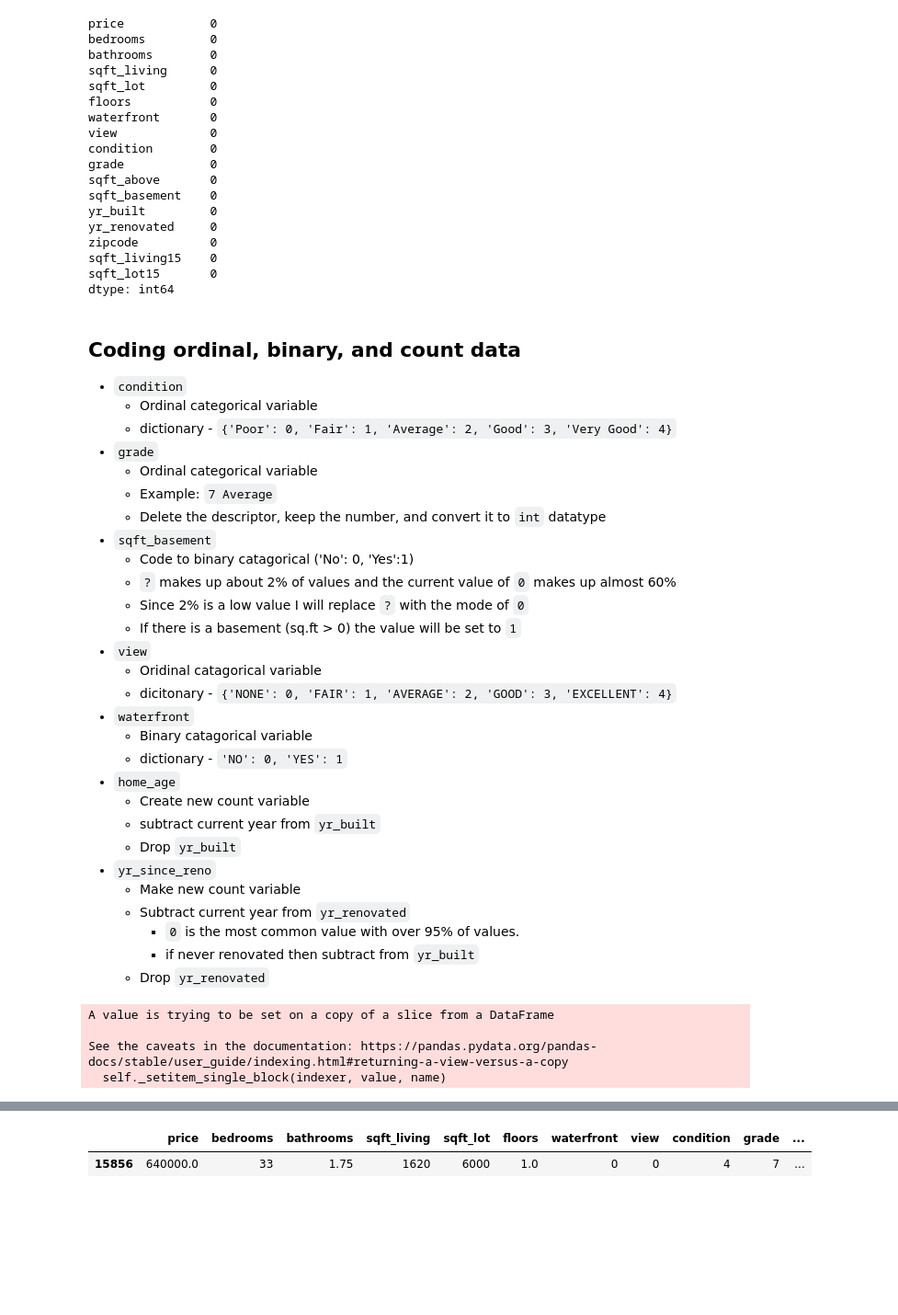
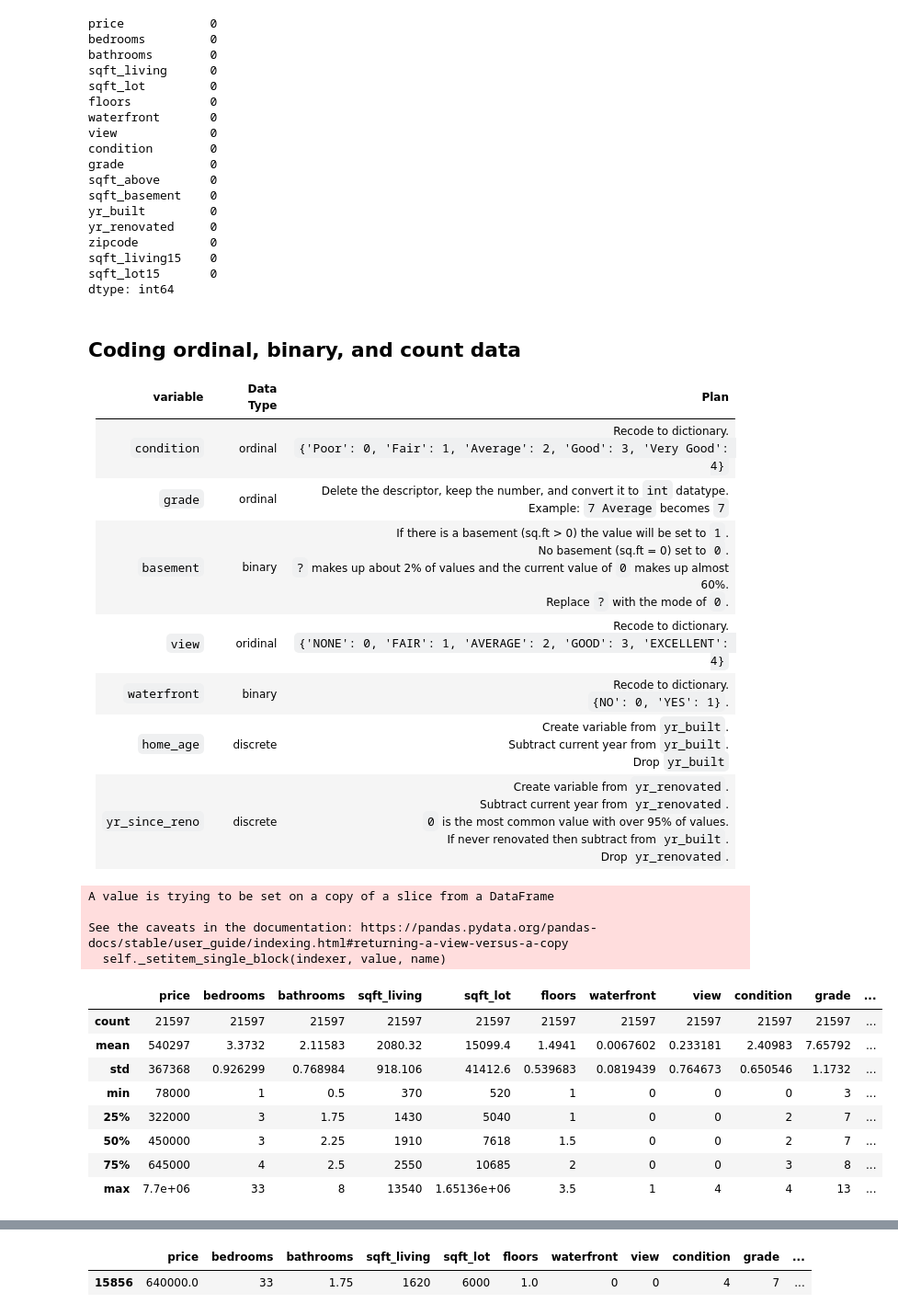
Before and after one commit to kjspring/dsc-phase-2-project-v2-3, a Jupyter notebook: project_notebook.ipynb, the cells around one changed output, grey strips where cells are left out. Shown at 92% size. Cells and saved outputs as stored; diff of their text form; code cells hidden in the pictures; blank space fills up the shorter version.

```diff
--- a/project_notebook.ipynb
+++ b/project_notebook.ipynb
@@ -264,32 +298,14 @@ sqft_lot15       0
 dtype: int64
 # %% [markdown]
 ## Coding ordinal, binary, and count data
-- `condition`
-    - Ordinal categorical variable
-    - dictionary - `{'Poor': 0, 'Fair': 1, 'Average': 2, 'Good': 3, 'Very Good': 4}`
-- `grade`
-    - Ordinal categorical variable
-    - Example: `7 Average`
-    - Delete the descriptor, keep the number, and convert it to `int` datatype
-- `sqft_basement`
-    - Code to binary catagorical ('No': 0, 'Yes':1)
-    - `?` makes up about 2% of values and the current value of `0` makes up almost 60%
-    - Since 2% is a low value I will replace `?` with the mode of `0`
-    - If there is a basement (sq.ft > 0) the value will be set to `1`
-- `view`
-    - Oridinal catagorical variable
-    - dicitonary - `{'NONE': 0, 'FAIR': 1, 'AVERAGE': 2, 'GOOD': 3, 'EXCELLENT': 4}`
-- `waterfront`
-    - Binary catagorical variable
-    - dictionary - `'NO': 0, 'YES': 1`
-- `home_age`
-    - Create new count variable
-    - subtract current year from `yr_built`
-    - Drop `yr_built`
-- `yr_since_reno`
-    - Make new count variable
-    - Subtract current year from `yr_renovated`
-        -  `0` is the most common value with over 95% of values.
-        - if never renovated then subtract from `yr_built`
-    - Drop `yr_renovated`
+
+| variable | Data Type | Plan |
+|:---------|:----------|:-----|
+|`condition`| ordinal | Recode to dictionary.<br>`{'Poor': 0, 'Fair': 1, 'Average': 2, 'Good': 3, 'Very Good': 4}` |
+|`grade` | ordinal |Delete the descriptor, keep the number, and convert it to `int` datatype.<br>Example: `7 Average` becomes `7` |
+|`basement`| binary | If there is a basement (sq.ft > 0) the value will be set to `1`.<br> No basement (sq.ft = 0) set to `0`. <br>`?` makes up about 2% of values and the current value of `0` makes up almost 60%.<br>Replace `?` with the mode of `0`. |
+| `view` | oridinal | Recode to dictionary.<br>`{'NONE': 0, 'FAIR': 1, 'AVERAGE': 2, 'GOOD': 3, 'EXCELLENT': 4}` |
+| `waterfront` | binary | Recode to dictionary.<br>`{NO': 0, 'YES': 1}`. |
+| `home_age` | discrete | Create variable from `yr_built`.<br>Subtract current year from `yr_built`. <br>Drop `yr_built` |
+| `yr_since_reno` | discrete | Create variable from `yr_renovated`.<br>Subtract current year from `yr_renovated`.<br>`0` is the most common value with over 95% of values.<br>If never renovated then subtract from `yr_built`.<br>Drop `yr_renovated`. |
 # %%
@@ -336,5 +365,17 @@ A value is trying to be set on a copy of a slice from a DataFrame
 
 See the caveats in the documentation: https://pandas.pydata.org/pandas-docs/stable/user_guide/indexing.html#returning-a-view-versus-a-copy
   self._setitem_single_block(indexer, value, name)
+# %%
+df.describe().apply(lambda s: s.apply(lambda x: format(x, 'g'))) # Data description to identify outliers
+# %% [output]
+|  | price | bedrooms | bathrooms | sqft_living | sqft_lot | floors | waterfront | view | condition | grade | ... |
+| count | 21597 | 21597 | 21597 | 21597 | 21597 | 21597 | 21597 | 21597 | 21597 | 21597 | ... |
+| mean | 540297 | 3.3732 | 2.11583 | 2080.32 | 15099.4 | 1.4941 | 0.0067602 | 0.233181 | 2.40983 | 7.65792 | ... |
+| std | 367368 | 0.926299 | 0.768984 | 918.106 | 41412.6 | 0.539683 | 0.0819439 | 0.764673 | 0.650546 | 1.1732 | ... |
+| min | 78000 | 1 | 0.5 | 370 | 520 | 1 | 0 | 0 | 0 | 3 | ... |
+| 25% | 322000 | 3 | 1.75 | 1430 | 5040 | 1 | 0 | 0 | 2 | 7 | ... |
+| 50% | 450000 | 3 | 2.25 | 1910 | 7618 | 1.5 | 0 | 0 | 2 | 7 | ... |
+| 75% | 645000 | 4 | 2.5 | 2550 | 10685 | 2 | 0 | 0 | 3 | 8 | ... |
+| max | 7.7e+06 | 33 | 8 | 13540 | 1.65136e+06 | 3.5 | 1 | 4 | 4 | 13 | ... |
 # %% [markdown]
 ## Outliers
```
Also changed, not shown: parts of 54 cells of this notebook, 2 other files.
